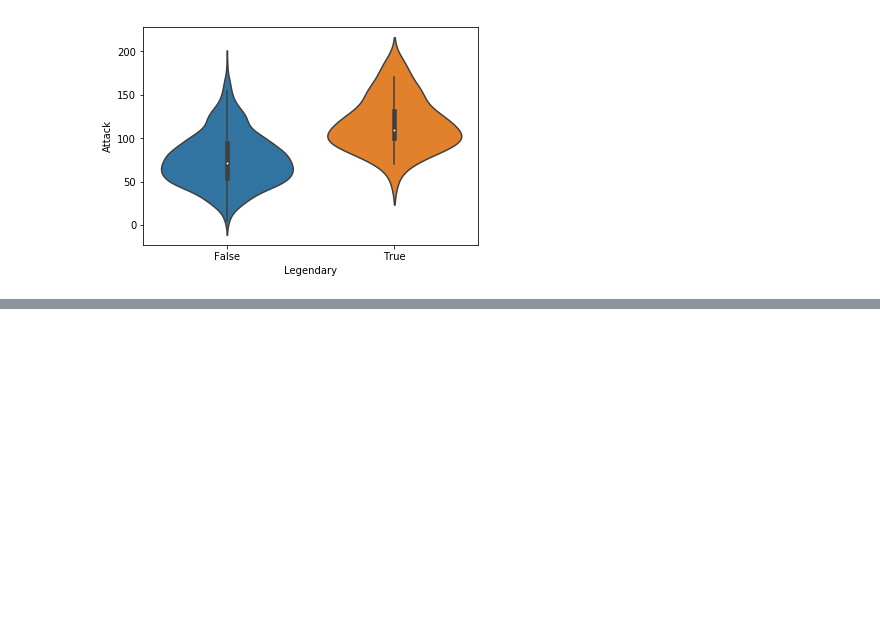
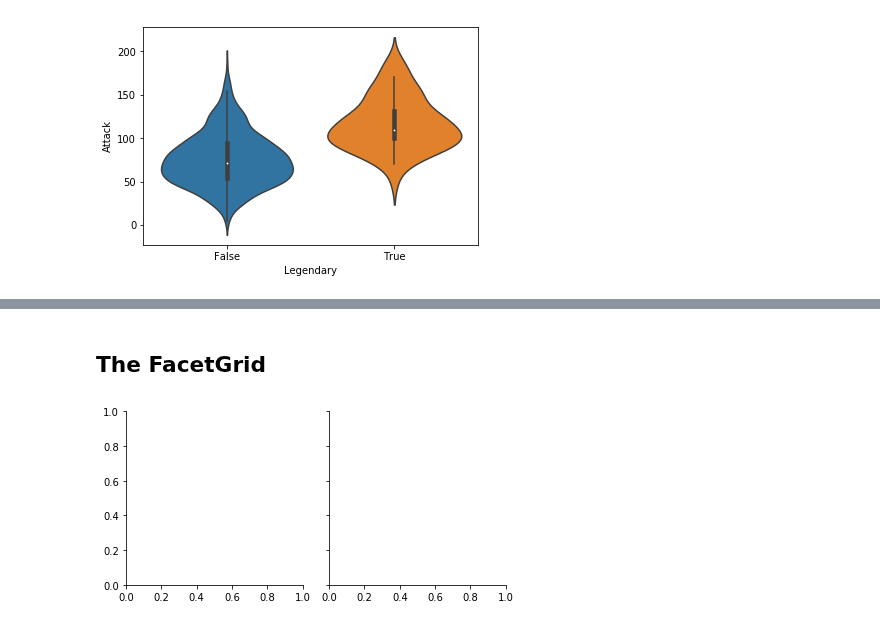
Before and after one commit to data-droid/study, a Jupyter notebook: kaggleLearn/DataVisualization/4_Plotting_with_seaborn.ipynb, the cells around one changed output, grey strips where cells are left out. Saved outputs shown, nothing was run; the diff lists cells and outputs as text; code cells hidden in the pictures; blank space fills up the shorter version.

Commit message:
faceting with searborn

```diff
--- a/kaggleLearn/DataVisualization/4_Plotting_with_seaborn.ipynb
+++ b/kaggleLearn/DataVisualization/4_Plotting_with_seaborn.ipynb
@@ -121,0 +124,9 @@ sns.violinplot(pokemon.Legendary, pokemon.Attack)
+# %%
+import re
+import numpy as np
+import pandas as pd
+pd.set_option('max_columns', None)
+df = pd.read_csv("../../../Data/fifa-18-demo-player-dataset/CompleteDataset.csv", index_col=0)
+# %%
+footballers = df.copy()
+footballers.head(3)
@@ -121,0 +138,3 @@ sns.violinplot(pokemon.Legendary, pokemon.Attack)
+# %%
+footballers['Unit'] = df['Value'].str[-1]
+footballers.head(3)
@@ -121,0 +146,8 @@ sns.violinplot(pokemon.Legendary, pokemon.Attack)
+# %%
+footballers['Value (M)'] = np.where(footballers['Unit'] == '0', 0,
+                                    footballers['Value'].str[1:-1].replace(r'[a-zA-Z]',''))
+footballers['Value (M)'] = footballers['Value (M)'].astype(float)
+footballers['Value (M)'] = np.where(footballers['Unit'] == 'M',
+                                   footballers['Value (M)'], footballers['Value (M)']/1000)
+footballers = footballers.assign(Value=footballers['Value (M)'],
+                                Position=footballers['Preferred Positions'].str.split().str[0])
@@ -121,0 +161,7 @@ sns.violinplot(pokemon.Legendary, pokemon.Attack)
+# %% [markdown]
+## The FacetGrid
+# %%
+df = footballers[footballers['Position'].isin(['ST','GK'])]
+g = sns.FacetGrid(df, col="Position")
+# %% [output]
+[figure, added]
```
Also changed, not shown: parts of 14 cells of this notebook.
